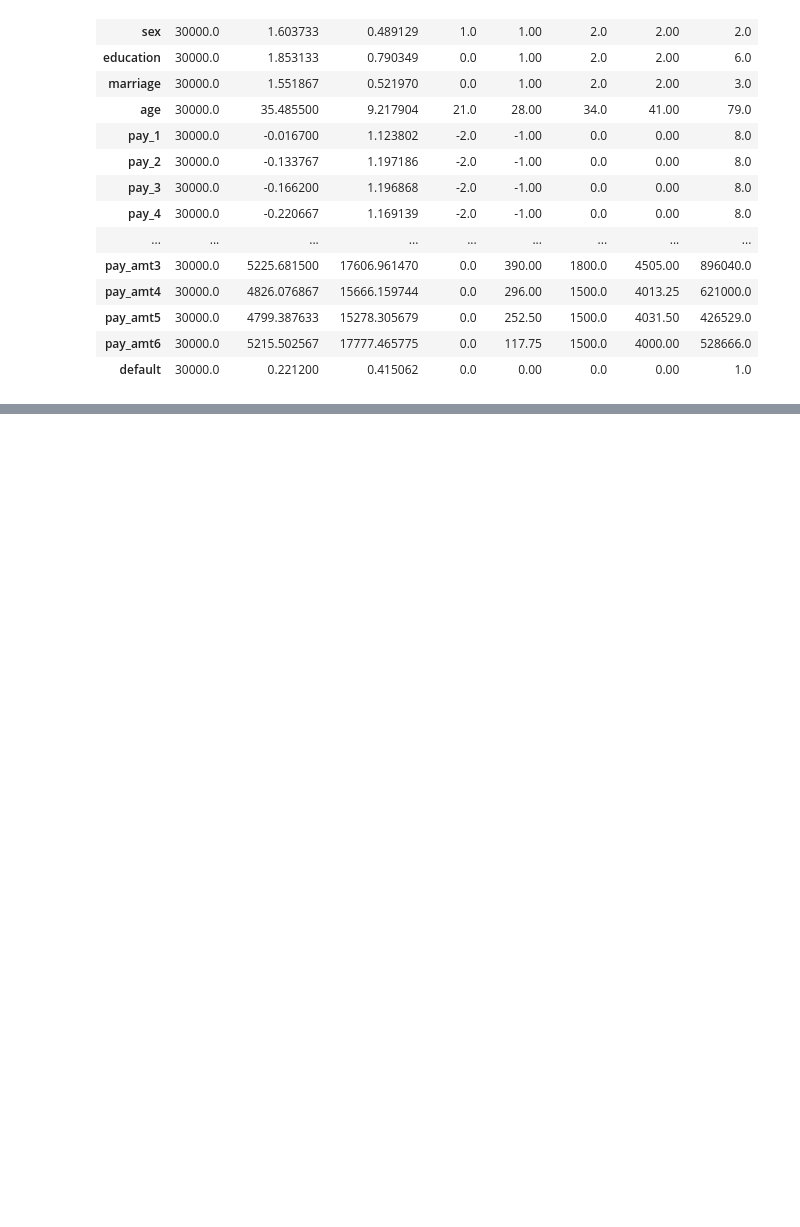
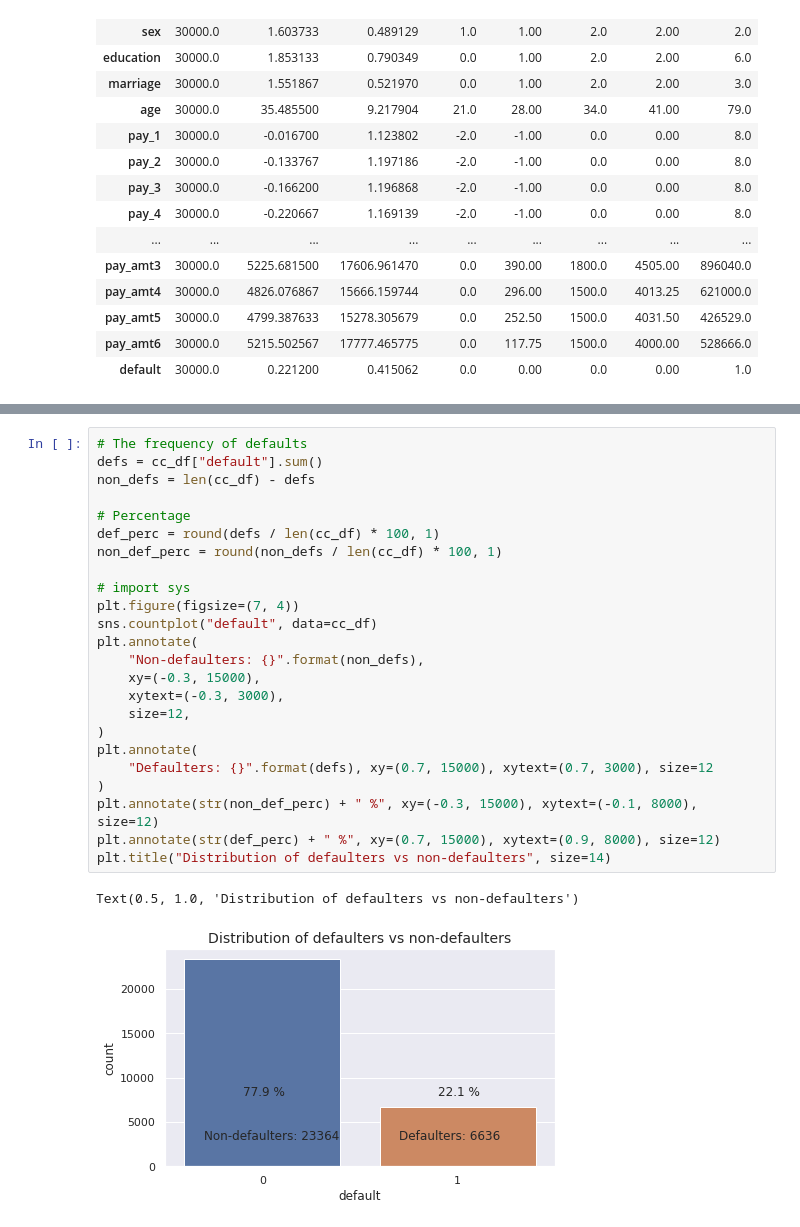
Before and after one commit to KaiwalyaZ/Credit-Card-Default, a Jupyter notebook: Credit_card_default_kaiwalya.ipynb, the cells around one changed output, grey strips where cells are left out. Cells and saved outputs as stored; diff of their text form; blank space fills up the shorter version.

```diff
--- a/Credit_card_default_kaiwalya.ipynb
+++ b/Credit_card_default_kaiwalya.ipynb
@@ -240,0 +247,27 @@ cc_df.describe(
+# %%
+# The frequency of defaults
+defs = cc_df["default"].sum()
+non_defs = len(cc_df) - defs
+
+# Percentage
+def_perc = round(defs / len(cc_df) * 100, 1)
+non_def_perc = round(non_defs / len(cc_df) * 100, 1)
+
+# import sys
+plt.figure(figsize=(7, 4))
+sns.countplot("default", data=cc_df)
+plt.annotate(
+    "Non-defaulters: {}".format(non_defs),
+    xy=(-0.3, 15000),
+    xytext=(-0.3, 3000),
+    size=12,
+)
+plt.annotate(
+    "Defaulters: {}".format(defs), xy=(0.7, 15000), xytext=(0.7, 3000), size=12
+)
+plt.annotate(str(non_def_perc) + " %", xy=(-0.3, 15000), xytext=(-0.1, 8000), size=12)
+plt.annotate(str(def_perc) + " %", xy=(0.7, 15000), xytext=(0.9, 8000), size=12)
+plt.title("Distribution of defaulters vs non-defaulters", size=14)
+# %% [output]
+Text(0.5, 1.0, 'Distribution of defaulters vs non-defaulters')
+[figure, added]
```
Also changed, not shown: parts of 5 cells of this notebook.
